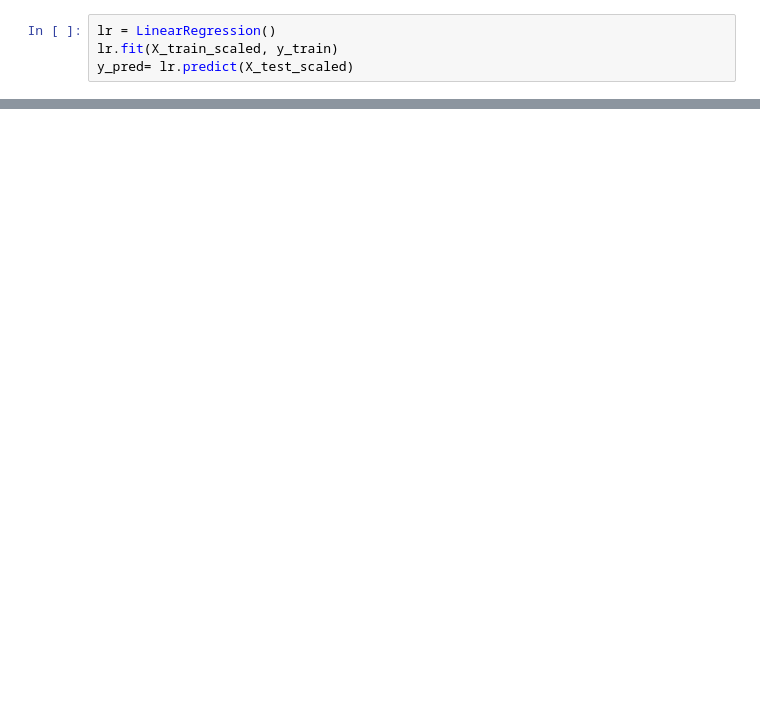
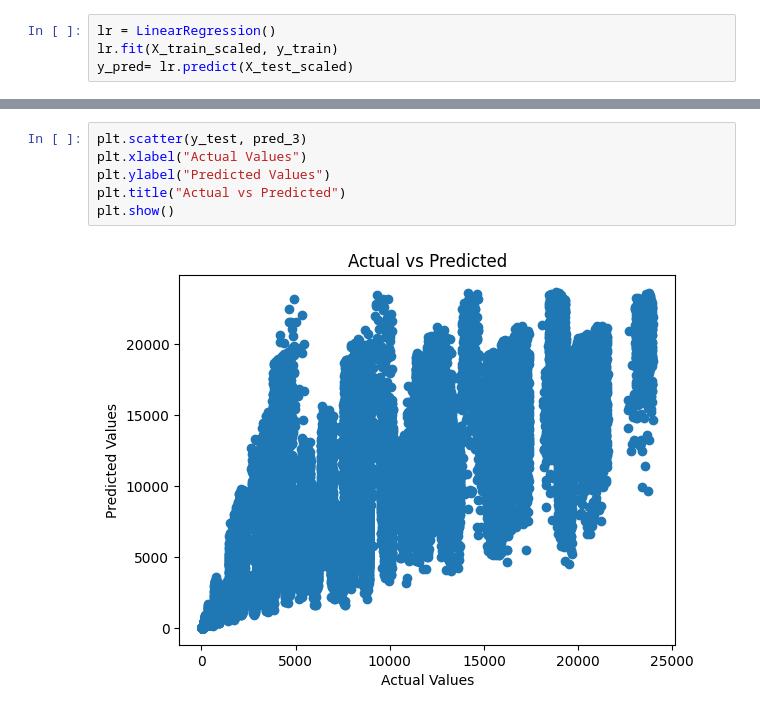
Before and after one commit to deCrystals/ABC-Sales-Analysis, a Jupyter notebook: model.ipynb, the cells around one changed output, grey strips where cells are left out. Cells and saved outputs as stored; diff of their text form; blank space fills up the shorter version.

```diff
--- a/model.ipynb
+++ b/model.ipynb
@@ -382,3 +416,11 @@ pre_3 = model_rfr.predict(X_test_scaled)
+# %%
+plt.scatter(y_test, pred_3)
+plt.xlabel("Actual Values")
+plt.ylabel("Predicted Values")
+plt.title("Actual vs Predicted")
+plt.show()
+# %% [output]
+[figure, added]
 # %%
 print('Time: ', end - start, 'seconds')
 # %% [output]
```
Also changed, not shown: parts of 31 cells of this notebook, 2 other files.
